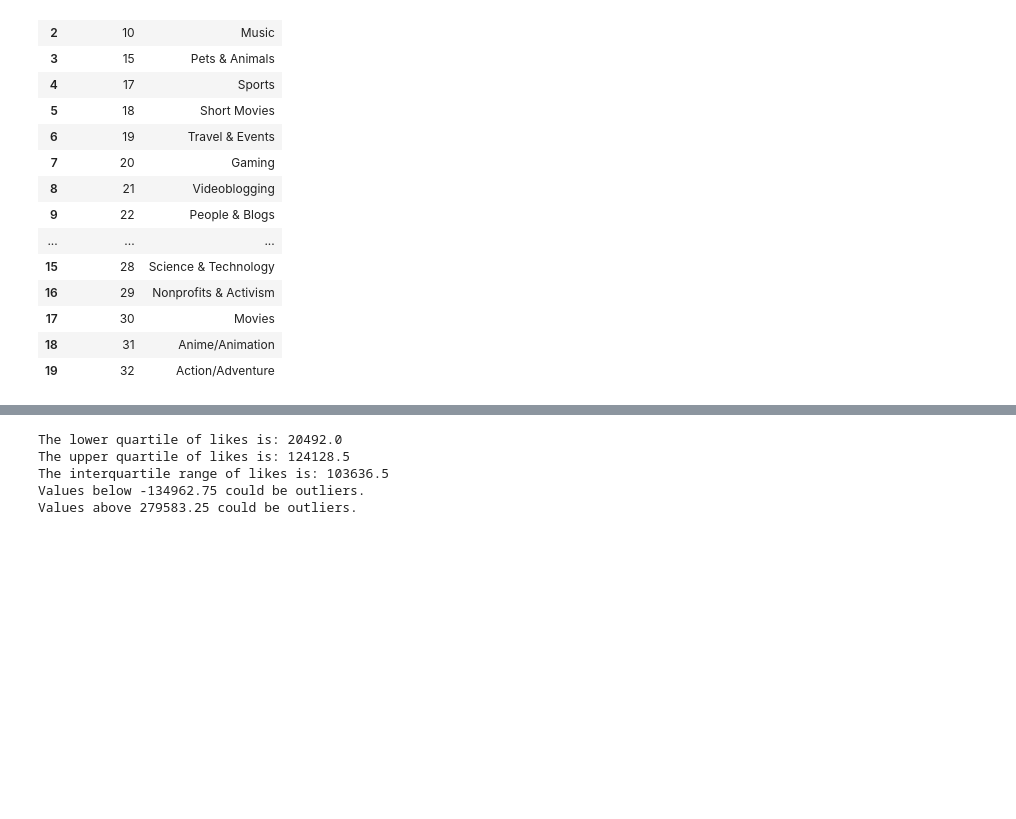
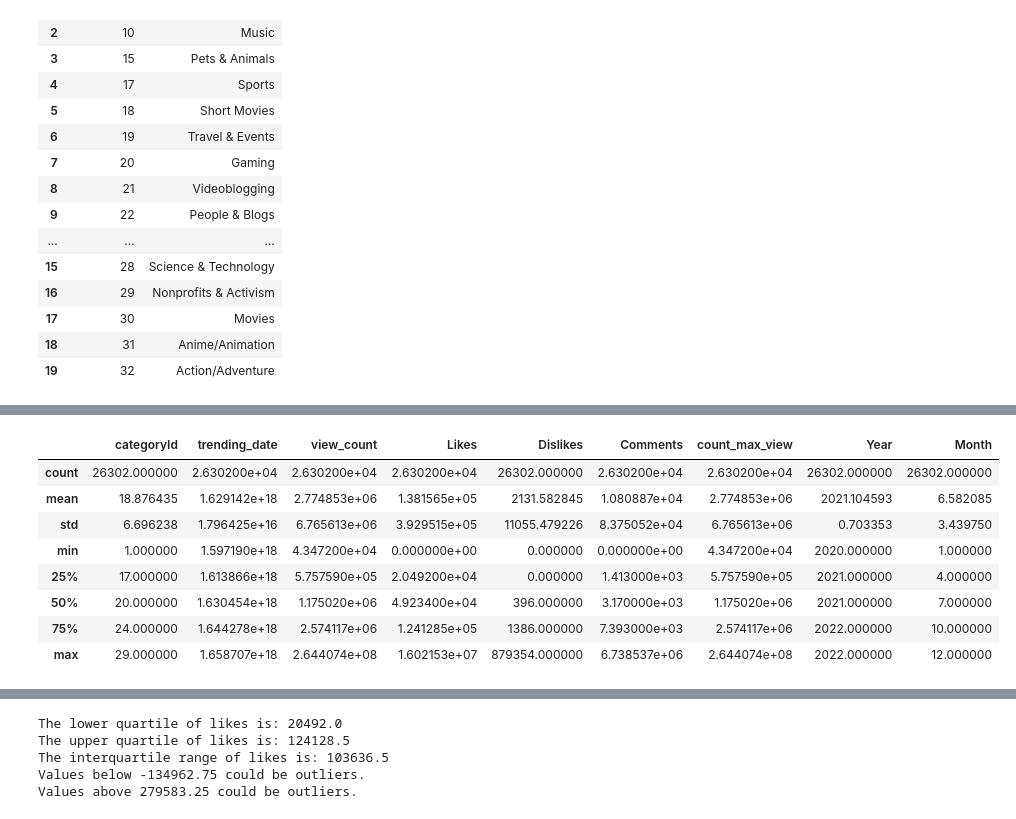
Before and after one commit to robertfben/Covid-Vs.-YouTube-Let-s-get-this-Bread, a Jupyter notebook: Question 1- Michael/Question 1.ipynb, the cells around one changed output, grey strips where cells are left out. Cells and saved outputs as stored; diff of their text form; code cells hidden in the pictures; blank space fills up the shorter version.

```diff
--- a/Question 1- Michael/Question 1.ipynb
+++ b/Question 1- Michael/Question 1.ipynb
@@ -362,0 +357,12 @@ plt.plot(bellcurve,norm.pdf(bellcurve, likes_mean, likes_sd))
+# %%
+df_merge.describe()
+# %% [output]
+|  | categoryId | trending_date | view_count | Likes | Dislikes | Comments | count_max_view | Year | Month |
+| count | 26302.000000 | 2.630200e+04 | 2.630200e+04 | 2.630200e+04 | 26302.000000 | 2.630200e+04 | 2.630200e+04 | 26302.000000 | 26302.000000 |
+| mean | 18.876435 | 1.629142e+18 | 2.774853e+06 | 1.381565e+05 | 2131.582845 | 1.080887e+04 | 2.774853e+06 | 2021.104593 | 6.582085 |
+| std | 6.696238 | 1.796425e+16 | 6.765613e+06 | 3.929515e+05 | 11055.479226 | 8.375052e+04 | 6.765613e+06 | 0.703353 | 3.439750 |
+| min | 1.000000 | 1.597190e+18 | 4.347200e+04 | 0.000000e+00 | 0.000000 | 0.000000e+00 | 4.347200e+04 | 2020.000000 | 1.000000 |
+| 25% | 17.000000 | 1.613866e+18 | 5.757590e+05 | 2.049200e+04 | 0.000000 | 1.413000e+03 | 5.757590e+05 | 2021.000000 | 4.000000 |
+| 50% | 20.000000 | 1.630454e+18 | 1.175020e+06 | 4.923400e+04 | 396.000000 | 3.170000e+03 | 1.175020e+06 | 2021.000000 | 7.000000 |
+| 75% | 24.000000 | 1.644278e+18 | 2.574117e+06 | 1.241285e+05 | 1386.000000 | 7.393000e+03 | 2.574117e+06 | 2022.000000 | 10.000000 |
+| max | 29.000000 | 1.658707e+18 | 2.644074e+08 | 1.602153e+07 | 879354.000000 | 6.738537e+06 | 2.644074e+08 | 2022.000000 | 12.000000 |
```
Also changed, not shown: parts of 11 cells of this notebook.
